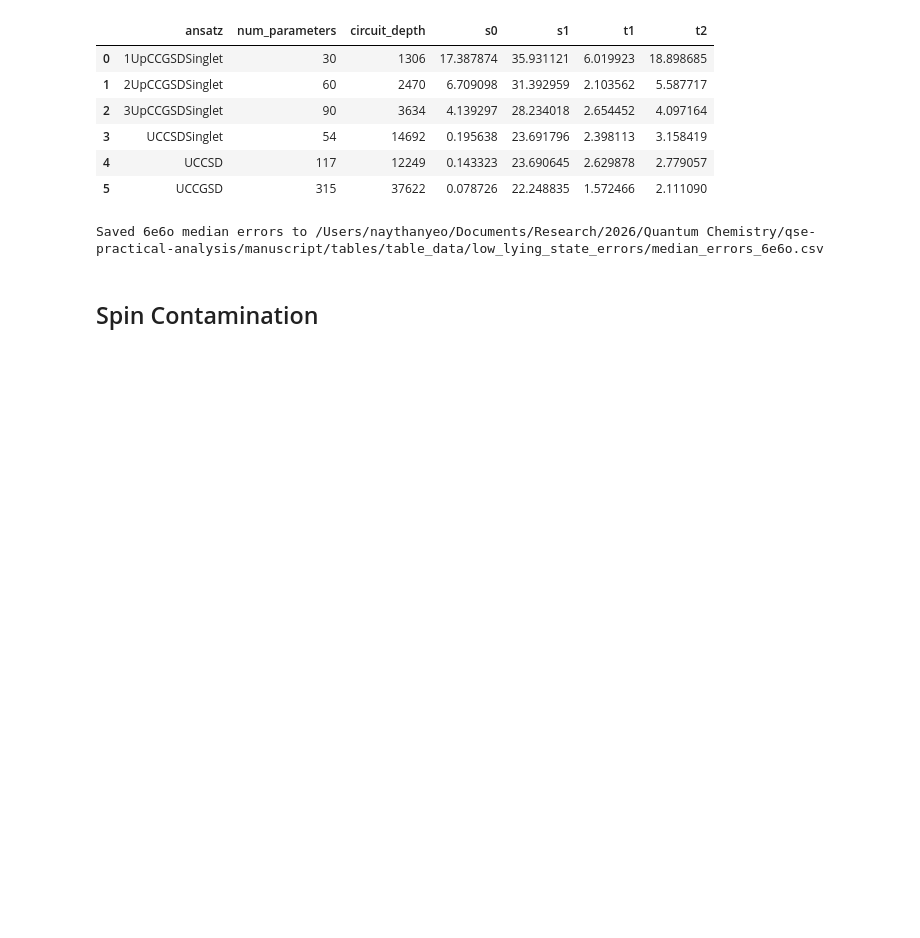
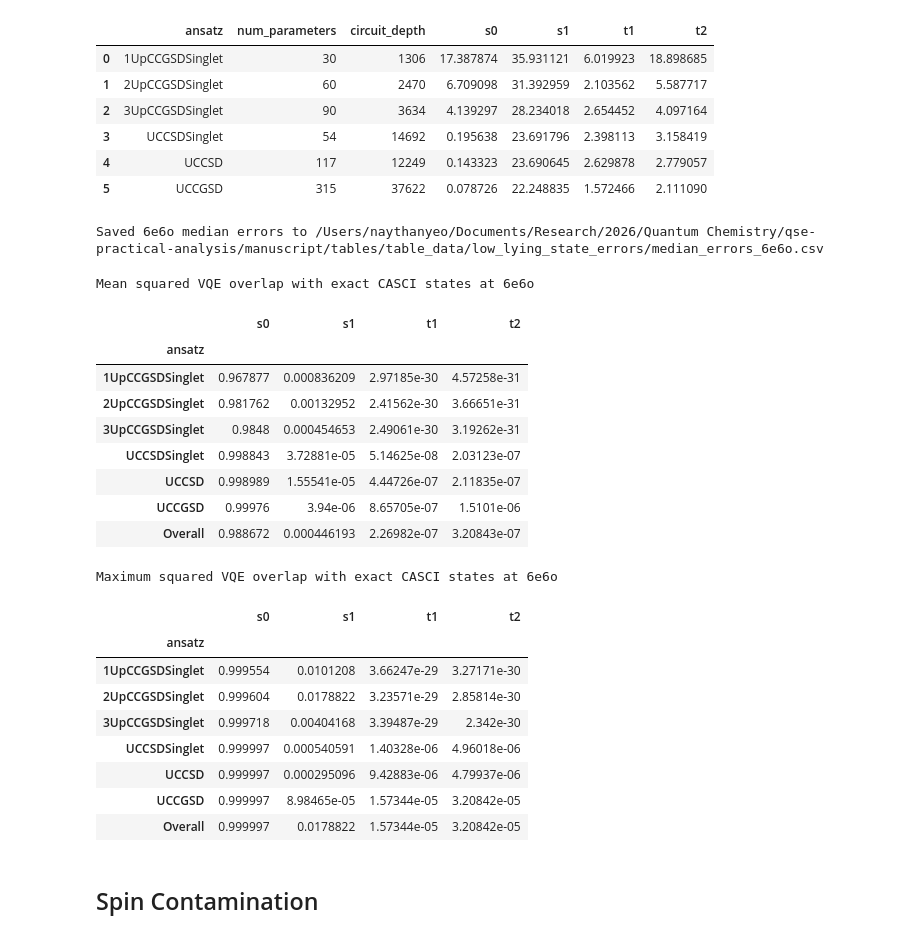
Before and after one commit to naythanyeo/qse-practical-analysis, a Jupyter notebook: notebooks/01_subspace_representability.ipynb, the cells around one changed output. Saved outputs shown, nothing was run; the diff lists cells and outputs as text; code cells hidden in the pictures; blank space fills up the shorter version.

```diff
--- a/notebooks/01_subspace_representability.ipynb
+++ b/notebooks/01_subspace_representability.ipynb
@@ -561,6 +564,82 @@ print(f"Saved 6e6o median errors to {MEDIAN_ERRORS_PATH}")
 | 4 | UCCSD | 117 | 12249 | 0.143323 | 23.690645 | 2.629878 | 2.779057 |
 | 5 | UCCGSD | 315 | 37622 | 0.078726 | 22.248835 | 1.572466 | 2.111090 |
 Saved 6e6o median errors to /Users/naythanyeo/Documents/Research/2026/Quantum Chemistry/qse-practical-analysis/manuscript/tables/table_data/low_lying_state_errors/median_errors_6e6o.csv
+# %%
+# Analysis on VQE composition at 6e6o.
+def get_vqe_exact_state_overlaps(df_6e6o):
+    """Return normalized squared CASCI overlaps (0-1) for each cached VQE state."""
+    active_space = "6e6o"
+    # Restrict the full circuit vec to pvec with determinant indices
+    determinant_indices = [i for i in range(4096) if i.bit_count() == 6]
+    exact_rows = df_6e6o.set_index(["molecule", "ansatz", "expansion"])
+    state_roots = {
+        "singlet": {"s0": ("0",), "s1": ("1",)},
+        "triplet": {"t1": ("0_0", "0_p1", "0_m1"), "t2": ("1_0", "1_p1", "1_m1")},
+    }
+    records = []
+    for molecule_name in MOLECULE_NAMES:
+        molecule = load_qibo_mol(molecule_name, active_space)
+        for ansatz_name in ANSATZ_ORDER:
+            circuit = get_vqe_circuit(molecule, molecule_name, active_space, ansatz_name)
+            full_state = np.asarray(circuit().state(), dtype=complex)
+            vqe_pvec = full_state[determinant_indices]
+            vqe_pvec = vqe_pvec / np.linalg.norm(vqe_pvec)
+
+            record = {"molecule": molecule_name, "ansatz": ansatz_name}
+            for expansion, states in state_roots.items():
+                exact_pvecs = exact_rows.loc[(molecule_name, ansatz_name, expansion), "pyscf_casci_pvec"]
+                for state, root_keys in states.items():
+                    sector_overlaps = []
+                    for root in root_keys:
+                        exact_pvec = np.asarray(exact_pvecs[root], dtype=complex)
+                        exact_pvec = exact_pvec / np.linalg.norm(exact_pvec)
+                        sector_overlaps.append(abs(np.vdot(exact_pvec, vqe_pvec)) ** 2)
+                    record[state] = float(np.mean(sector_overlaps))
+            records.append(record)
+    return pd.DataFrame(records)
+
+
+df_vqe_exact_state_overlaps = get_vqe_exact_state_overlaps(df_6e6o)
+vqe_overlap_states = ["s0", "s1", "t1", "t2"]
+df_mean_vqe_exact_state_overlaps = (
+    df_vqe_exact_state_overlaps.groupby("ansatz")[vqe_overlap_states].mean().reindex(ANSATZ_ORDER)
+)
+df_mean_vqe_exact_state_overlaps.loc["Overall"] = df_vqe_exact_state_overlaps[vqe_overlap_states].mean()
+display(df_mean_vqe_exact_state_overlaps.style.format("{:.6g}").set_caption(
+    "Mean squared VQE overlap with exact CASCI states at 6e6o"
+))
+
+df_max_vqe_exact_state_overlaps = (
+    df_vqe_exact_state_overlaps.groupby("ansatz")[vqe_overlap_states]
+    .max().reindex(ANSATZ_ORDER)
+)
+df_max_vqe_exact_state_overlaps.loc["Overall"] = (
+    df_vqe_exact_state_overlaps[vqe_overlap_states].max()
+)
+display(df_max_vqe_exact_state_overlaps.style.format("{:.6g}").set_caption(
+    "Maximum squared VQE overlap with exact CASCI states at 6e6o"
+))
+# %% [output]
+Mean squared VQE overlap with exact CASCI states at 6e6o
+|  | s0 | s1 | t1 | t2 |
+| ansatz |  |  |  |  |
+| 1UpCCGSDSinglet | 0.967877 | 0.000836209 | 2.97185e-30 | 4.57258e-31 |
+| 2UpCCGSDSinglet | 0.981762 | 0.00132952 | 2.41562e-30 | 3.66651e-31 |
+| 3UpCCGSDSinglet | 0.9848 | 0.000454653 | 2.49061e-30 | 3.19262e-31 |
+| UCCSDSinglet | 0.998843 | 3.72881e-05 | 5.14625e-08 | 2.03123e-07 |
+| UCCSD | 0.998989 | 1.55541e-05 | 4.44726e-07 | 2.11835e-07 |
+| UCCGSD | 0.99976 | 3.94e-06 | 8.65705e-07 | 1.5101e-06 |
+| Overall | 0.988672 | 0.000446193 | 2.26982e-07 | 3.20843e-07 |
+Maximum squared VQE overlap with exact CASCI states at 6e6o
+|  | s0 | s1 | t1 | t2 |
+| ansatz |  |  |  |  |
+| 1UpCCGSDSinglet | 0.999554 | 0.0101208 | 3.66247e-29 | 3.27171e-30 |
+| 2UpCCGSDSinglet | 0.999604 | 0.0178822 | 3.23571e-29 | 2.85814e-30 |
+| 3UpCCGSDSinglet | 0.999718 | 0.00404168 | 3.39487e-29 | 2.342e-30 |
+| UCCSDSinglet | 0.999997 | 0.000540591 | 1.40328e-06 | 4.96018e-06 |
+| UCCSD | 0.999997 | 0.000295096 | 9.42883e-06 | 4.79937e-06 |
+| UCCGSD | 0.999997 | 8.98465e-05 | 1.57344e-05 | 3.20842e-05 |
+| Overall | 0.999997 | 0.0178822 | 1.57344e-05 | 3.20842e-05 |
 # %% [markdown]
 ## Spin Contamination
 # %%
```
Also changed, not shown: parts of 3 cells of this notebook, 1 other file.
